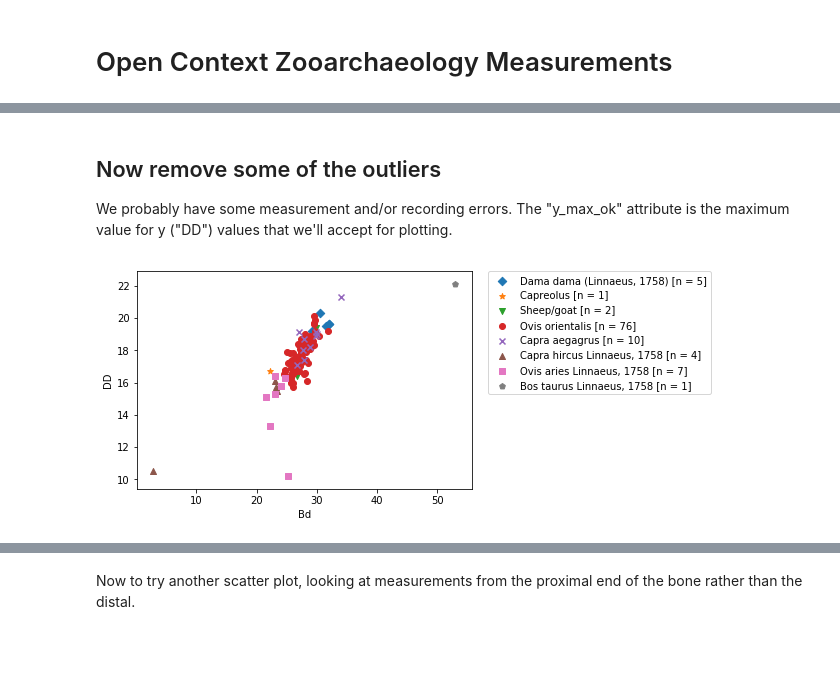
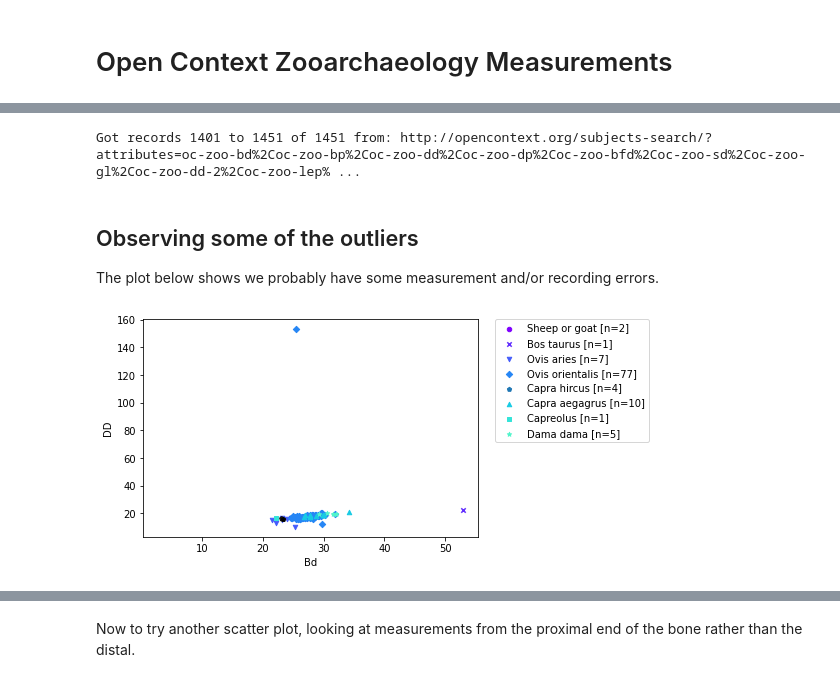
Before and after one commit to ekansa/open-context-jupyter, a Jupyter notebook: notebooks/Open Context Measurements.ipynb, the cells around one changed output, grey strips where cells are left out. Saved outputs shown, nothing was run; the diff lists cells and outputs as text; code cells hidden in the pictures; blank space fills up the shorter version.

Commit message:
Updated older notebook to use new API utility

```diff
--- a/notebooks/Open Context Measurements.ipynb
+++ b/notebooks/Open Context Measurements.ipynb
@@ -261,13 +76,44 @@ Number of records: 1451
+# %%
+import numpy as np
+import pandas as pd
+
+oc_api = OpenContextAPI()
+
+# Clear old cached records.
+oc_api.clear_api_cache()
+
+# This is a search url for bovid tibias.
+url = 'https://opencontext.org/subjects-search/?prop=obo-foodon-00001303---gbif-1---gbif-44---gbif-359---gbif-731&prop=oc-zoo-anatomical-meas---oc-zoo-von-den-driesch-bone-meas&prop=oc-zoo-has-anat-id---obo-uberon-0013588#4/46.07/16.17/8/any/Google-Satellite'
+
+# Fetch the 'standard' (linked data identified) attributes in use with
+# data at the url.
+stnd_attribs_tuples = oc_api.get_standard_attributes(
+    url,
+    # The optional argument below gets popular standard
+    # zooarchaeological (bone) measurements.
+    add_von_den_driesch_bone_measures=True
+)
+# %%
+# Make a list of only the slugs from the list of slug, label tuples.
+stnd_attribs = [slug for slug, _ in stnd_attribs_tuples]
+
+# Make a dataframe by fetching result records from Open Context.
+# This will be slow until we finish improvements to Open Context's API.
+# However, the results get cached by saving as files locally. That
+# makes iterating on this notebook much less painful.
+df = oc_api.url_to_dataframe(url, stnd_attribs)
+# %% [output]
+Got records 1401 to 1451 of 1451 from: http://opencontext.org/subjects-search/?attributes=oc-zoo-bd%2Coc-zoo-bp%2Coc-zoo-dd%2Coc-zoo-dp%2Coc-zoo-bfd%2Coc-zoo-sd%2Coc-zoo-gl%2Coc-zoo-dd-2%2Coc-zoo-lep% ...
 # %% [markdown]
-## Now remove some of the outliers
-We probably have some measurement and/or recording errors. The "y_max_ok" attribute is the
-maximum value for y ("DD") values that we'll accept for plotting.
+## Observing some of the outliers
+The plot below shows we probably have some measurement and/or recording errors.
-# %%
-oc_plt = OpenContextPlot()
-oc_plt.key_x_axis = 'Bd'
-oc_plt.key_y_axis = 'DD'
-oc_plt.key_type = 'Has Biological Taxonomy'
-oc_plt.y_max_ok = 40
-oc_plt.make_records_scatter_plot(records)
-# %% [output]
-[figure, removed]
+# %%
+# Make a plot of Bd verses DD for different taxa
+make_scatter_plot_from_oc_df(
+    df,
+    group_col='Has taxonomic identifier',
+    x_col='Bd',
+    y_col='DD'
+)
+# %% [output]
+[figure, added]
```
Also changed, not shown: parts of 9 cells of this notebook.
